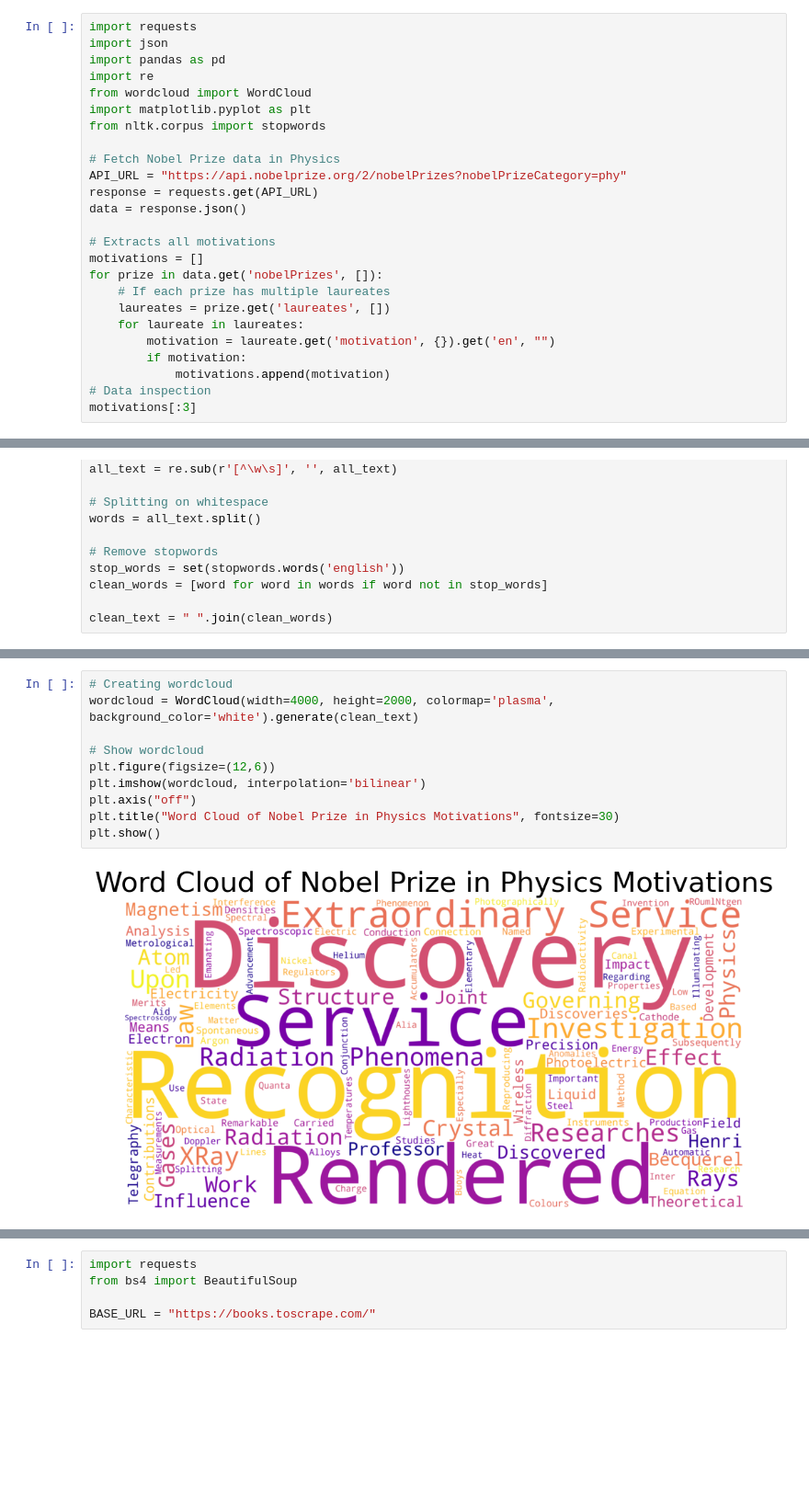
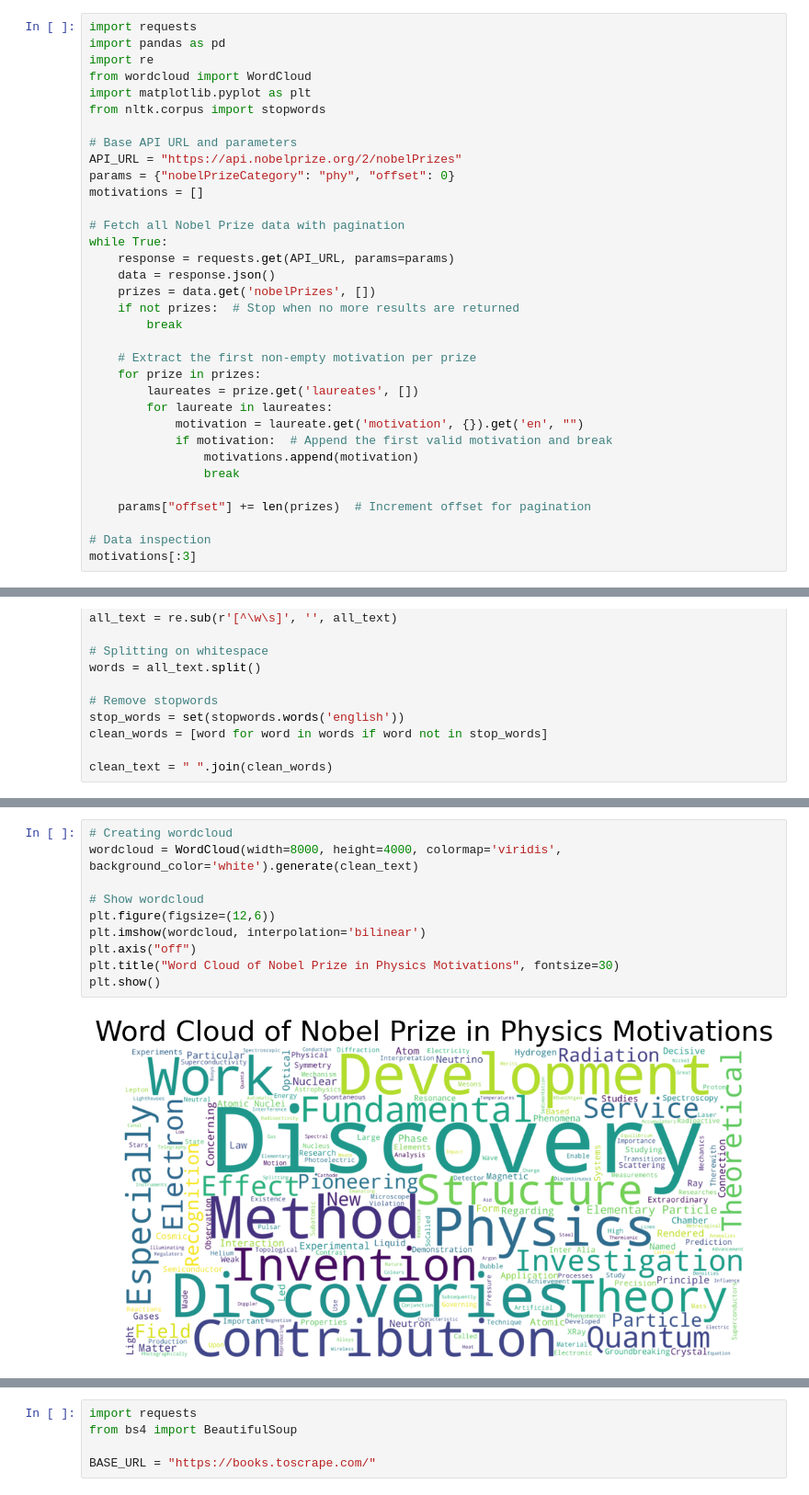
Before and after one commit to Mo-ami/su-mt4007, a Jupyter notebook: HW5/HW5.ipynb, the cells around one changed output, grey strips where cells are left out. Shown at 92% size. Cells and saved outputs as stored; diff of their text form; blank space fills up the shorter version.

Commit message:
HW5 complete!
Updated:
All titles
Text under titles
The code at 1.1: fetches all years data
1.3: adjusted color and resolution

```diff
--- a/HW5/HW5.ipynb
+++ b/HW5/HW5.ipynb
@@ -30,26 +31,35 @@ We will interact with the Nobel Prize API to retrieve Nobel Prize information in
 # %%
 import requests
-import json
 import pandas as pd
 import re
 from wordcloud import WordCloud
 import matplotlib.pyplot as plt
 from nltk.corpus import stopwords
 
-# Fetch Nobel Prize data in Physics
-API_URL = "https://api.nobelprize.org/2/nobelPrizes?nobelPrizeCategory=phy"
-response = requests.get(API_URL)
-data = response.json()
+# Base API URL and parameters
+API_URL = "https://api.nobelprize.org/2/nobelPrizes"
+params = {"nobelPrizeCategory": "phy", "offset": 0}
+motivations = []
 
-# Extracts all motivations
-motivations = []
-for prize in data.get('nobelPrizes', []):
-    # If each prize has multiple laureates
-    laureates = prize.get('laureates', [])
-    for laureate in laureates:
-        motivation = laureate.get('motivation', {}).get('en', "")
-        if motivation:
-            motivations.append(motivation)
+# Fetch all Nobel Prize data with pagination
+while True:
+    response = requests.get(API_URL, params=params)
+    data = response.json()
+    prizes = data.get('nobelPrizes', [])
+    if not prizes:  # Stop when no more results are returned
+        break
+
+    # Extract the first non-empty motivation per prize
+    for prize in prizes:
+        laureates = prize.get('laureates', [])
+        for laureate in laureates:
+            motivation = laureate.get('motivation', {}).get('en', "")
+            if motivation:  # Append the first valid motivation and break
+                motivations.append(motivation)
+                break
+
+    params["offset"] += len(prizes)  # Increment offset for pagination
+
 # Data inspection
 motivations[:3]
 # %% [output]
@@ -81,13 +93,13 @@ clean_text = " ".join(clean_words)
 # %%
 # Creating wordcloud
-wordcloud = WordCloud(width=4000, height=2000, colormap='plasma', background_color='white').generate(clean_text)
+wordcloud = WordCloud(width=8000, height=4000, colormap='viridis', background_color='white').generate(clean_text)
 
 # Show wordcloud
 plt.figure(figsize=(12,6))
 plt.imshow(wordcloud, interpolation='bilinear')
 plt.axis("off")
 plt.title("Word Cloud of Nobel Prize in Physics Motivations", fontsize=30)
 plt.show()
 # %% [output]
-[figure, old version]
+[figure, new version]
 # %% [markdown]
```
Also changed, not shown: parts of 9 cells of this notebook.
